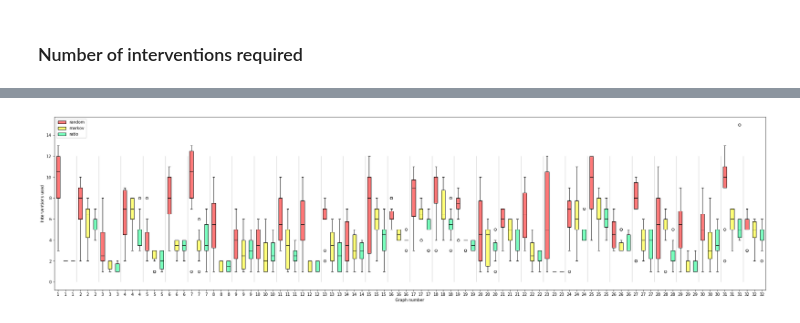
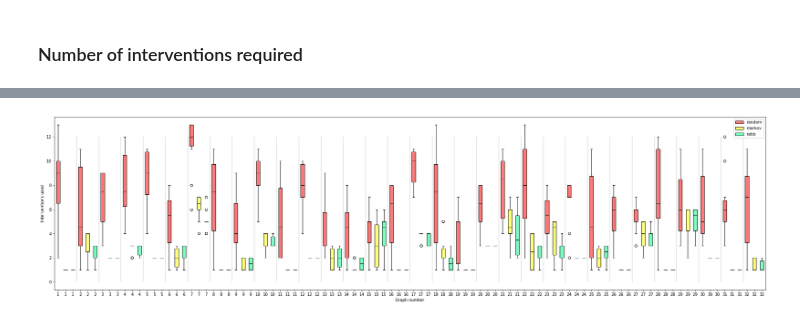
Before and after one commit to juangamella/aicp, a Jupyter notebook: plots.ipynb, the cells around one changed output, grey strips where cells are left out. Drawn from its saved outputs; the diff is of its cells as text; code cells hidden in the pictures.

Commit message:
Refactoring to make experiments less RAM intensive; adapted plotting notebook

```diff
--- a/plots.ipynb
+++ b/plots.ipynb
@@ -14,10 +23,18 @@ def load_results(filename):
 # %%
-#filename = "experiments/results_1578416635_n_workers:99_seq:False_debug:False_avg_deg:1.5_G:100_runs:10_n_min:8_n_max:15_w_min:1_w_max:2_var_min:0.1_var_max:1_int_min:0_int_max:1_random_state:42.pickle"
-#filename = "experiments/results_1578415843_n_workers:99_seq:False_debug:False_avg_deg:2.0_G:100_runs:10_n_min:8_n_max:15_w_min:1_w_max:2_var_min:0.1_var_max:1_int_min:0_int_max:1_random_state:42.pickle"
-#filename = "experiments/results_1578419554_n_workers:99_seq:False_debug:False_avg_deg:2.5_G:100_runs:10_n_min:8_n_max:15_w_min:1_w_max:2_var_min:0.1_var_max:1_int_min:0_int_max:1_random_state:42.pickle"
-#filename = "experiments/results_1578415177_n_workers:99_seq:False_debug:False_avg_deg:3.0_G:100_runs:10_n_min:8_n_max:15_w_min:1_w_max:2_var_min:0.1_var_max:1_int_min:0_int_max:1_random_state:42.pickle"
-filename = "experiments/results_1578414963_n_workers:99_seq:False_debug:False_avg_deg:3.5_G:100_runs:10_n_min:8_n_max:15_w_min:1_w_max:2_var_min:0.1_var_max:1_int_min:0_int_max:1_random_state:42.pickle"
-results = load_results(filename)
+filenames = ["experiments/results_1579707309_n_workers:4_seq:False_debug:False_avg_deg:2_G:10_runs:1_n_min:8_n_max:8_w_min:0.1_w_max:0.2_var_min:0.1_var_max:1_int_min:0_int_max:1_random_state:42.pickle"]
+#"experiments/results_1578416635_n_workers:99_seq:False_debug:False_avg_deg:1.5_G:100_runs:10_n_min:8_n_max:15_w_min:1_w_max:2_var_min:0.1_var_max:1_int_min:0_int_max:1_random_state:42.pickle",
+#"experiments/results_1578415843_n_workers:99_seq:False_debug:False_avg_deg:2.0_G:100_runs:10_n_min:8_n_max:15_w_min:1_w_max:2_var_min:0.1_var_max:1_int_min:0_int_max:1_random_state:42.pickle",
+#"experiments/results_1578419554_n_workers:99_seq:False_debug:False_avg_deg:2.5_G:100_runs:10_n_min:8_n_max:15_w_min:1_w_max:2_var_min:0.1_var_max:1_int_min:0_int_max:1_random_state:42.pickle",
+#"experiments/results_1578415177_n_workers:99_seq:False_debug:False_avg_deg:3.0_G:100_runs:10_n_min:8_n_max:15_w_min:1_w_max:2_var_min:0.1_var_max:1_int_min:0_int_max:1_random_state:42.pickle",
+#"experiments/results_1578414963_n_workers:99_seq:False_debug:False_avg_deg:3.5_G:100_runs:10_n_min:8_n_max:15_w_min:1_w_max:2_var_min:0.1_var_max:1_int_min:0_int_max:1_random_state:42.pickle"
+#]
+cases, results = load_experiments(filenames[0])
+if len(filenames) > 1:
+    for filename in filenames[1::]:
+        print("Loading %s" % filename)
+        _, loaded = load_experiments(filename)
+        for k in range(len(results)):
+            results[k] = merge_runs(results[k], loaded[k])
 max_iter = 15
 # %%
 def hamming_distance(A,B,p):
@@ -39,16 +56,16 @@ all_trajectories_jac = {}
 all_trajectories_ham = {}
 names = []
 for k, policy_runs in enumerate(results):
-    name = policy_runs[0][0].policy.name
+    name = policy_runs[0][0].policy
     names.append(name)
     trajectories_jac = []
     trajectories_ham = []
     for i,run_results in enumerate(policy_runs):
         no_ints[k, i,:] = list(map(lambda result: len(result.interventions()), run_results))
-        for result in run_results:
+        for j, result in enumerate(run_results):
             estimates = list(map(lambda step: step[0], result.history[1::])) + [result.estimate]
-            trajectory_jac = list(map(lambda estimate: jaccard_distance(result.case.truth, estimate), estimates))
-            trajectory_ham = list(map(lambda estimate: hamming_distance(result.case.truth, estimate, result.case.sem.p), estimates))
+            trajectory_jac = list(map(lambda estimate: jaccard_distance(cases[j].truth, estimate), estimates))
+            trajectory_ham = list(map(lambda estimate: hamming_distance(cases[j].truth, estimate, cases[j].sem.p), estimates))
             trajectories_jac.append(trajectory_jac)
             trajectories_ham.append(trajectory_ham)
     all_trajectories_jac[name] = trajectories_jac
@@ -124,26 +143,26 @@ ax.set_xticklabels(["random", "markov blanket", "ratio"])
 # %%
 #idx, = np.where(no_ints[2,:,:].mean(axis=0) > 1)
 idx = np.arange(32)
-N = len(idx)
+Ns = len(idx)
 # %%
-all_data = np.zeros((runs,N*3))
-all_data[:, 0:N*3:3] = no_ints[2,:,idx].T
-all_data[:, 1:N*3:3] = no_ints[0,:,idx].T
-all_data[:, 2:N*3:3] = no_ints[1,:,idx].T
-labels = (np.floor(np.arange(0,N*3) / 3) + 1).astype(int)
+all_data = np.zeros((runs,Ns*3))
+all_data[:, 0:Ns*3:3] = no_ints[2,:,idx].T
+all_data[:, 1:Ns*3:3] = no_ints[0,:,idx].T
+all_data[:, 2:Ns*3:3] = no_ints[1,:,idx].T
+labels = (np.floor(np.arange(0,Ns*3) / 3) + 1).astype(int)
 fig, axes = plt.subplots(nrows=1, ncols=1, figsize=(32, 8))
 bplot = axes.boxplot(all_data,
                      vert=True,  # vertical box alignment
                      patch_artist=True,
                      medianprops = {'color': 'black'},
                      labels = labels)
 for i,patch in enumerate(bplot['boxes']):
     patch.set_facecolor(colorsa[(i % 3*2)])
 plt.xlabel("Graph number")
 plt.ylabel("Interventions used")
 plt.legend(bplot['boxes'][0:3], ['random', 'markov', 'ratio']);
-for i in range(N):
+for i in range(Ns):
     x = i*3+0.5
     plt.plot([x,x], [0,12], c='black', LineWidth=0.2)
 # %% [output]
-[figure, old version]
+[figure, new version]
```
Also changed, not shown: parts of 6 cells of this notebook, 2 other files.
